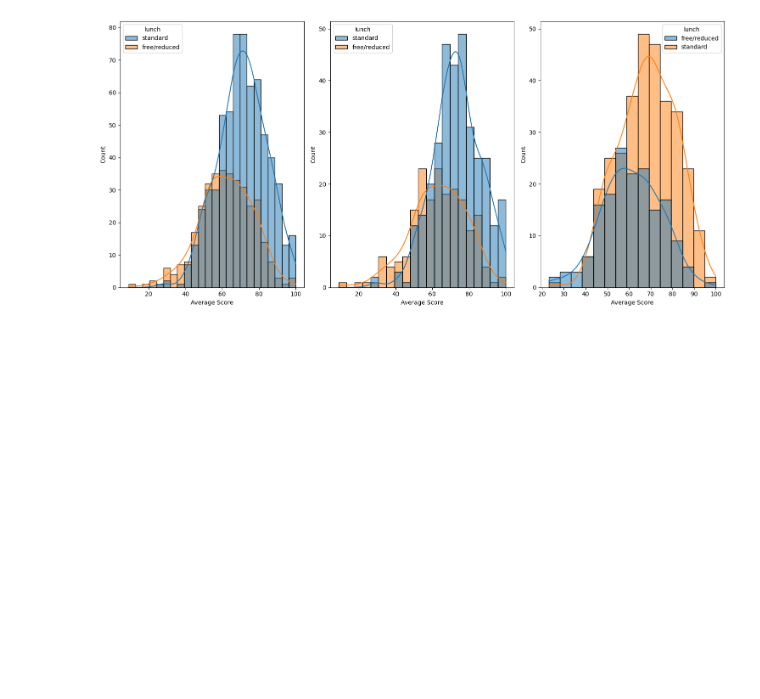
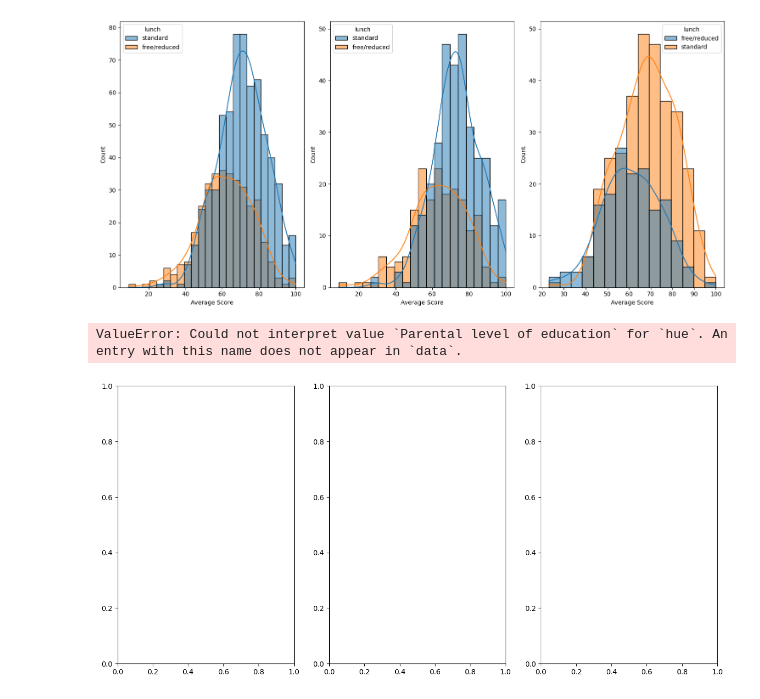
Before and after one commit to nauman-334/MLProject-, a Jupyter notebook: notebook/data/EDAstudentperformance.ipynb, the cells around one changed output. Saved outputs shown, nothing was run; the diff lists cells and outputs as text; code cells hidden in the pictures; blank space fills up the shorter version.

```diff
--- a/notebook/data/EDAstudentperformance.ipynb
+++ b/notebook/data/EDAstudentperformance.ipynb
@@ -242,3 +242,44 @@ plt.tight_layout()
 plt.show()
 # %% [output]
 [figure]
+# %%
+fig, axes = plt.subplots(1, 3, figsize=(15, 7))
+
+# First subplot
+sns.histplot(data=df, x='Average Score', kde=True, hue='Parental level of education', ax=axes[0])
+axes[0].set_title('Distribution by Parental Education')
+
+# Second subplot
+sns.histplot(data=df[df.gender == 'female'], x='Average Score', kde=True, hue='Parental level of education', ax=axes[1])
+axes[1].set_title('Female Students')
+
+# Third subplot
+sns.histplot(data=df[df.gender == 'male'], x='Average Score', kde=True, hue='Parental level of education', ax=axes[2])
+axes[2].set_title('Male Students')
+
+plt.tight_layout()
+plt.show()
+
+
+
+
+
+
+
+
+
+
+
+
+plt.subplots(1,3,figsize=(25,6))
+plt.subplot(131)
+axs = sns.histplot(data=df, x='Average Score', kde=True, hue='Parental level of education', ax=axes[0])
+plt.subplot(132)
+axs=sns.histplot(data=df[df.gender=='male'],x='Average Score',kde=True,hue='Parental level of education')
+plt.subplot(133)
+axs=sns.histplot(data=df[df.gender  == 'female'],x='Average Score',kde=True,hue='Parental level of education')
+plt.tight_layout()
+plt.show()
+# %% [output]
+ValueError: Could not interpret value `Parental level of education` for `hue`. An entry with this name does not appear in `data`.
+[figure, added]
```
